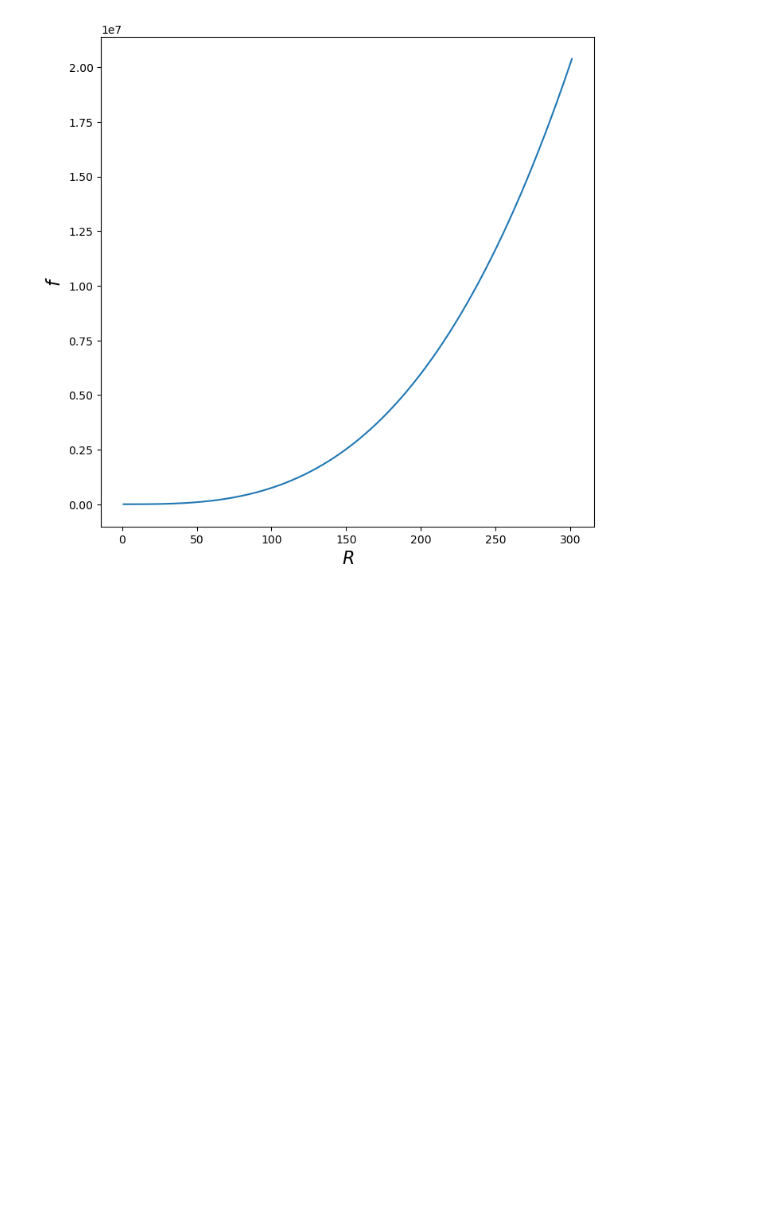
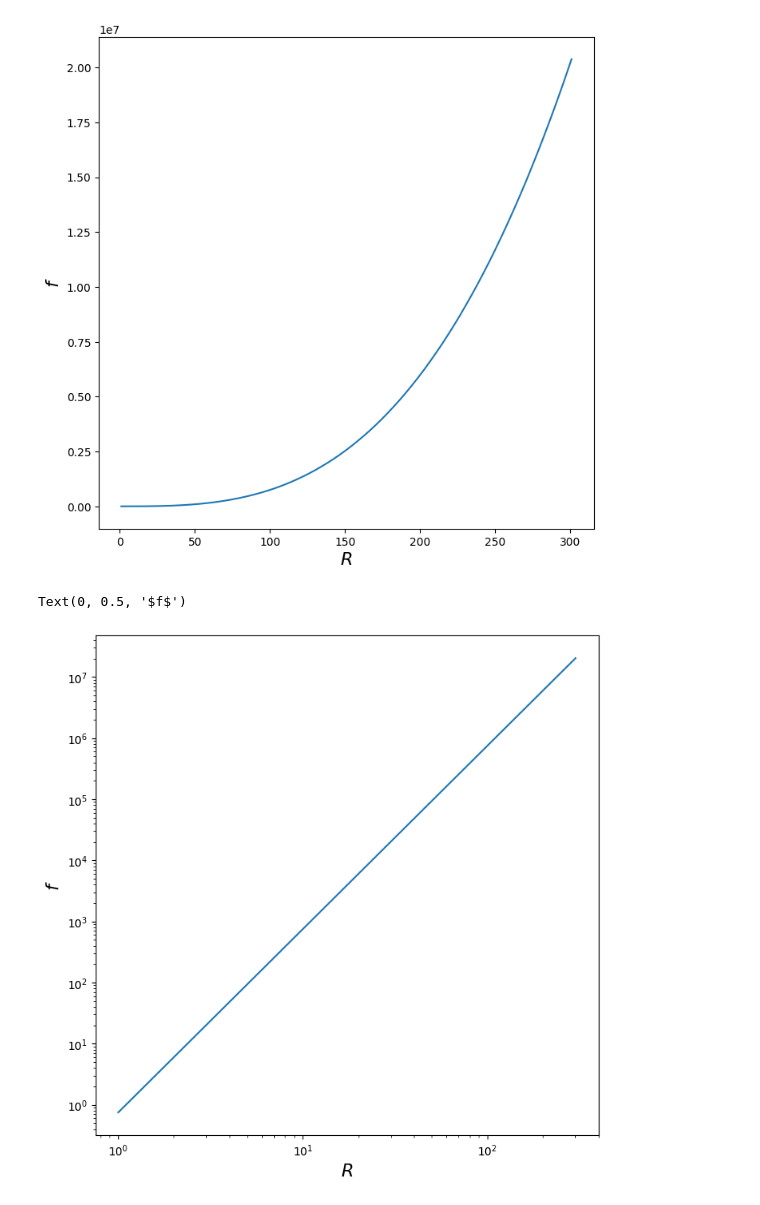
Before and after one commit to softmatterlab/OpticalCharacterizationNanoparticles, a Jupyter notebook: example_signal_relation/Modalities_Sphere_Github.ipynb, the cells around one changed output. Saved outputs shown, nothing was run; the diff lists cells and outputs as text; code cells hidden in the pictures; blank space fills up the shorter version.

```diff
--- a/example_signal_relation/Modalities_Sphere_Github.ipynb
+++ b/example_signal_relation/Modalities_Sphere_Github.ipynb
@@ -93,3 +72,12 @@ plt.show()
 #fig.savefig('equation_29.svg', format = 'svg', dpi = 300, bbox_inches = 'tight', facecolor = 'white')
 # %% [output]
 [figure]
+# %%
+f = np.ones(len(data))*polarizability1
+fig, axes = plt.subplots(figsize = (8, 8))
+plt.loglog(radius, f)
+axes.set_xlabel('$R$', fontsize=16)
+axes.set_ylabel('$f$', fontsize=16)
+# %% [output]
+Text(0, 0.5, '$f$')
+[figure, added]
```
Also changed, not shown: parts of 11 cells of this notebook, 6 other files.
